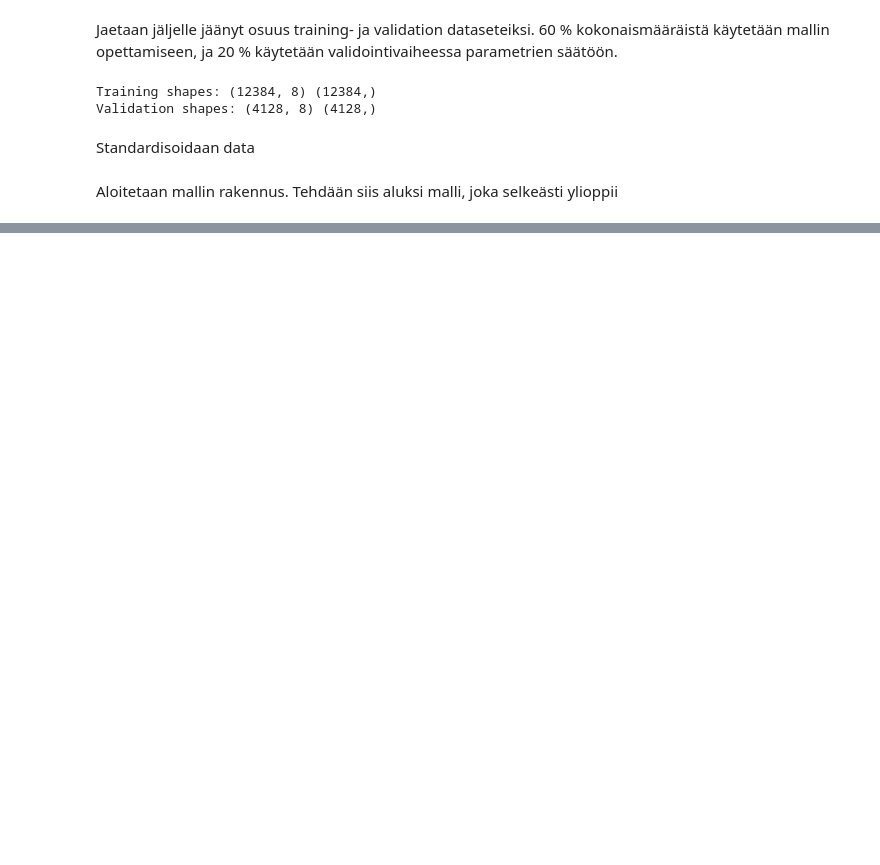
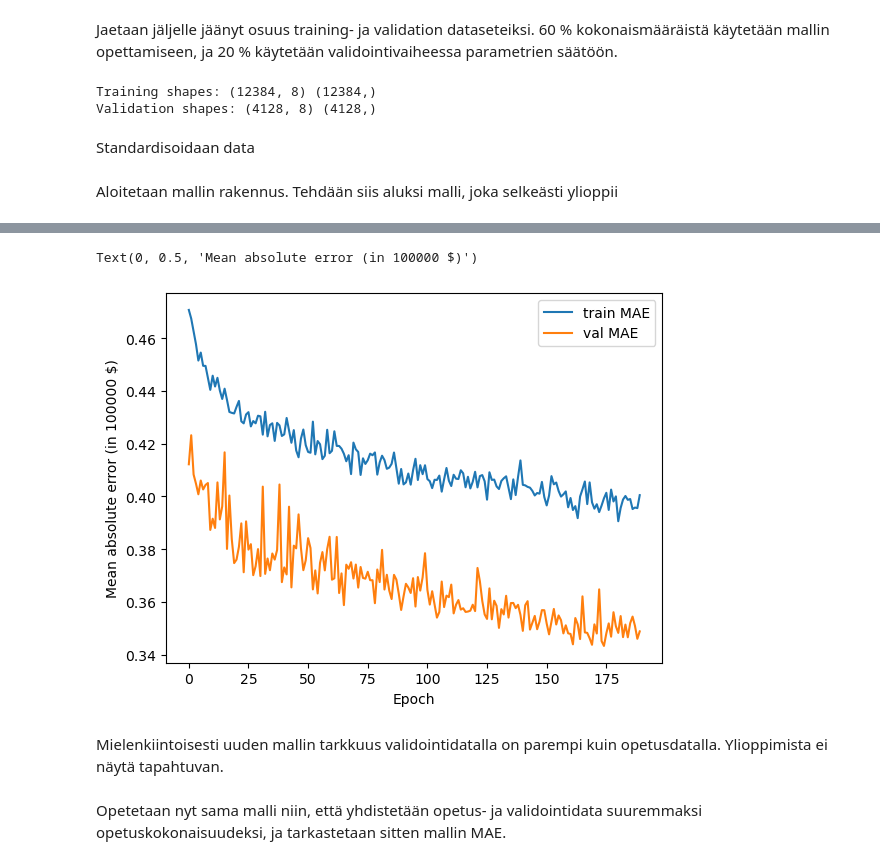
Before and after one commit to kurivill/Neuroverkot, a Jupyter notebook: toka.ipynb, the cells around one changed output, grey strips where cells are left out. Drawn from its saved outputs; the diff is of its cells as text; code cells hidden in the pictures; blank space fills up the shorter version.

```diff
--- a/toka.ipynb
+++ b/toka.ipynb
@@ -78,0 +159,13 @@ Kuvaajien perusteella mallissa tapahtuu ylioppimista, sillä vaikka train loss j
+# %%
+plt.plot(history2.history['mae'][10:], label='train MAE')
+plt.plot(history2.history['val_mae'][10:], label='val MAE')
+plt.legend()
+plt.xlabel('Epoch')
+plt.ylabel('Mean absolute error (in 100000 $)')
+# %% [output]
+Text(0, 0.5, 'Mean absolute error (in 100000 $)')
+[figure, added]
+# %% [markdown]
+Mielenkiintoisesti uuden mallin tarkkuus validointidatalla on parempi kuin opetusdatalla. Ylioppimista ei näytä tapahtuvan.
+# %% [markdown]
+Opetetaan nyt sama malli niin, että yhdistetään opetus- ja validointidata suuremmaksi opetuskokonaisuudeksi, ja tarkastetaan sitten mallin MAE.
```
Also changed, not shown: parts of 15 cells of this notebook, 1 other file.
